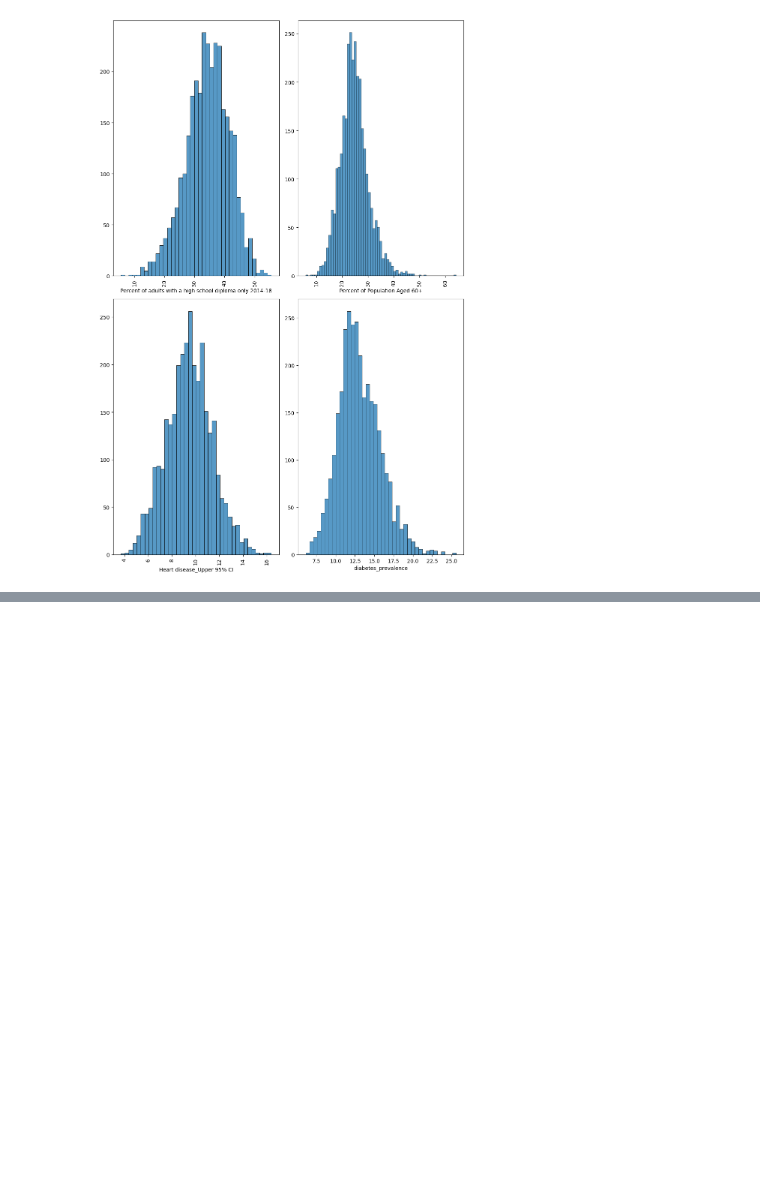
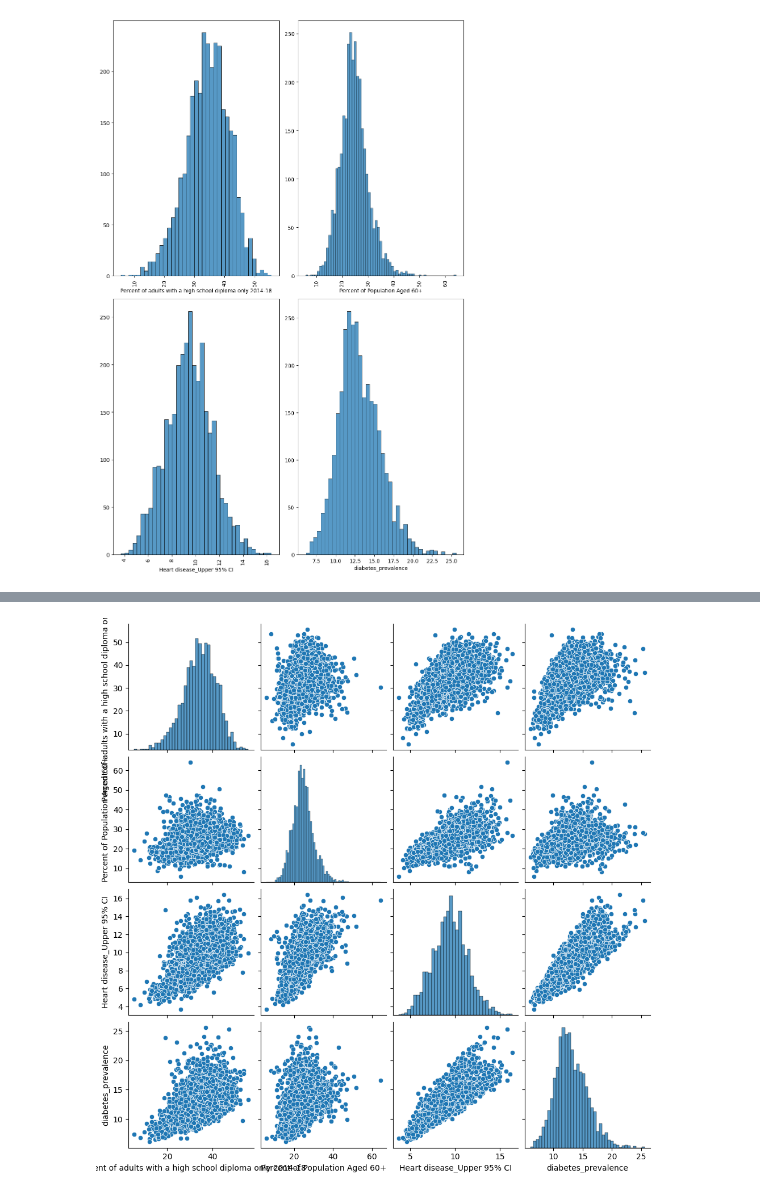
Before and after one commit to ASGAMO-DS/Regresion-lineal-regularizada-ridge-lasso, a Jupyter notebook: src/explore.ipynb, the cells around one changed output, grey strips where cells are left out. Saved outputs shown, nothing was run; the diff lists cells and outputs as text; code cells hidden in the pictures; blank space fills up the shorter version.

```diff
--- a/src/explore.ipynb
+++ b/src/explore.ipynb
@@ -132,0 +168,5 @@ plt.show()
+# %%
+sns.pairplot(data=df)
+plt.show()
+# %% [output]
+[figure, added]
```
Also changed, not shown: parts of 11 cells of this notebook.
